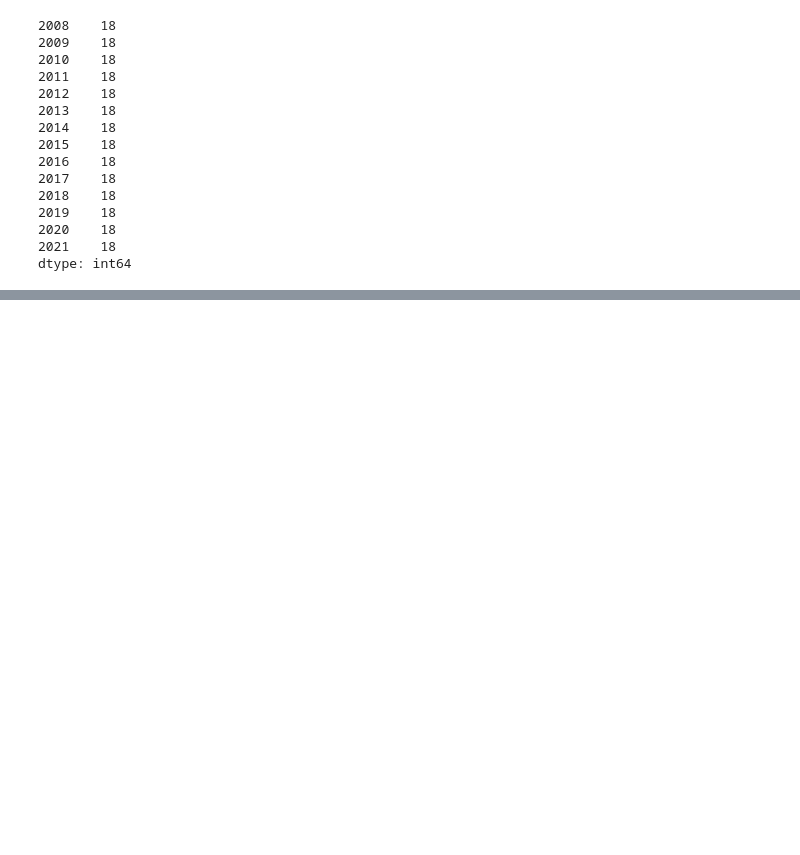
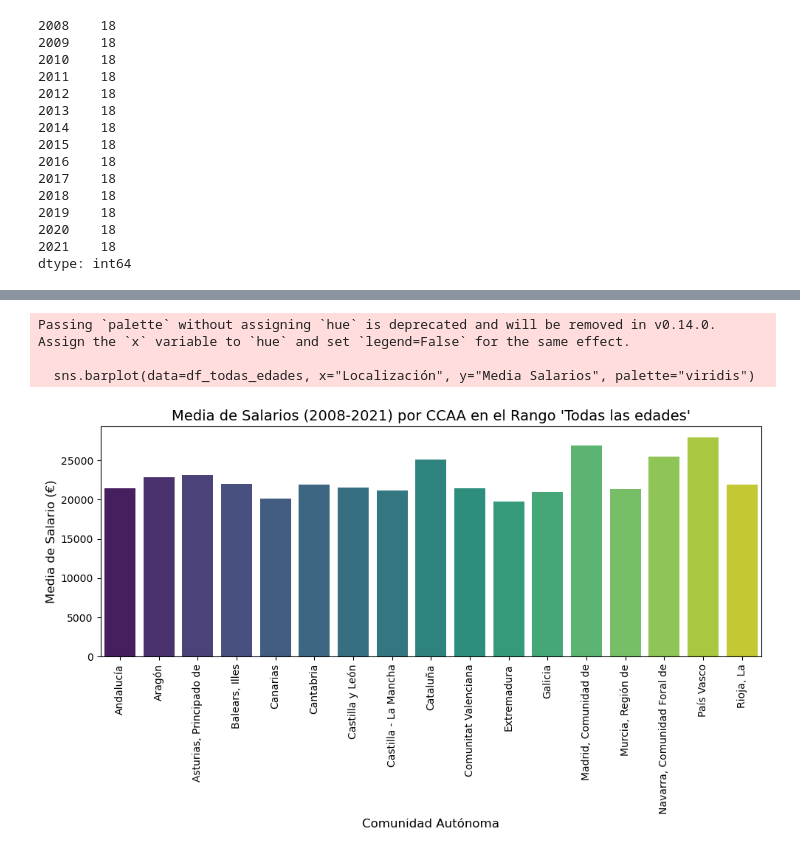
Before and after one commit to adrianbenitezrueda/first-project-data, a Jupyter notebook: adrian_main.ipynb, the cells around one changed output, grey strips where cells are left out. Drawn from its saved outputs; the diff is of its cells as text; code cells hidden in the pictures; blank space fills up the shorter version.

```diff
--- a/adrian_main.ipynb
+++ b/adrian_main.ipynb
@@ -430,0 +816,29 @@ df_salario_ccaa_sexo_y_sectoractividad.dropna()
+# %%
+# Filtrar el DataFrame para incluir solo las filas donde el rango de edad es "Todas las edades" y excluir "Total Nacional"
+df_todas_edades = df_salario_ccaa_sexo_y_edad.xs('Todas las edades', level='Rango de edad').reset_index()
+
+# Excluir "Total Nacional"
+df_todas_edades = df_todas_edades[df_todas_edades['Localización'] != 'Total Nacional']
+
+# Crear una nueva columna con la media de los salarios desde 2008 a 2021 para cada CCAA
+df_todas_edades['Media Salarios'] = df_todas_edades.iloc[:, 2:].mean(axis=1)
+
+# Crear un gráfico de barras con las medias de salarios para cada CCAA
+plt.figure(figsize=(10, 6))
+sns.barplot(data=df_todas_edades, x="Localización", y="Media Salarios", palette="viridis")
+
+# Configuramos los títulos y etiquetas
+plt.title("Media de Salarios (2008-2021) por CCAA en el Rango 'Todas las edades'", fontsize=14)
+plt.xlabel("Comunidad Autónoma", fontsize=12)
+plt.ylabel("Media de Salario (€)", fontsize=12)
+plt.xticks(rotation=90)
+
+# Mostrar la gráfica
+plt.tight_layout()
+plt.show()
+"""La Com.Madrid es la que tiene mayores salarios de todo el país. MENTIRA, es el País Vasco"""
+# %% [output]
+Passing `palette` without assigning `hue` is deprecated and will be removed in v0.14.0. Assign the `x` variable to `hue` and set `legend=False` for the same effect.
+
+  sns.barplot(data=df_todas_edades, x="Localización", y="Media Salarios", palette="viridis")
+[figure, added]
```
Also changed, not shown: parts of 38 cells of this notebook, 8 other files.
